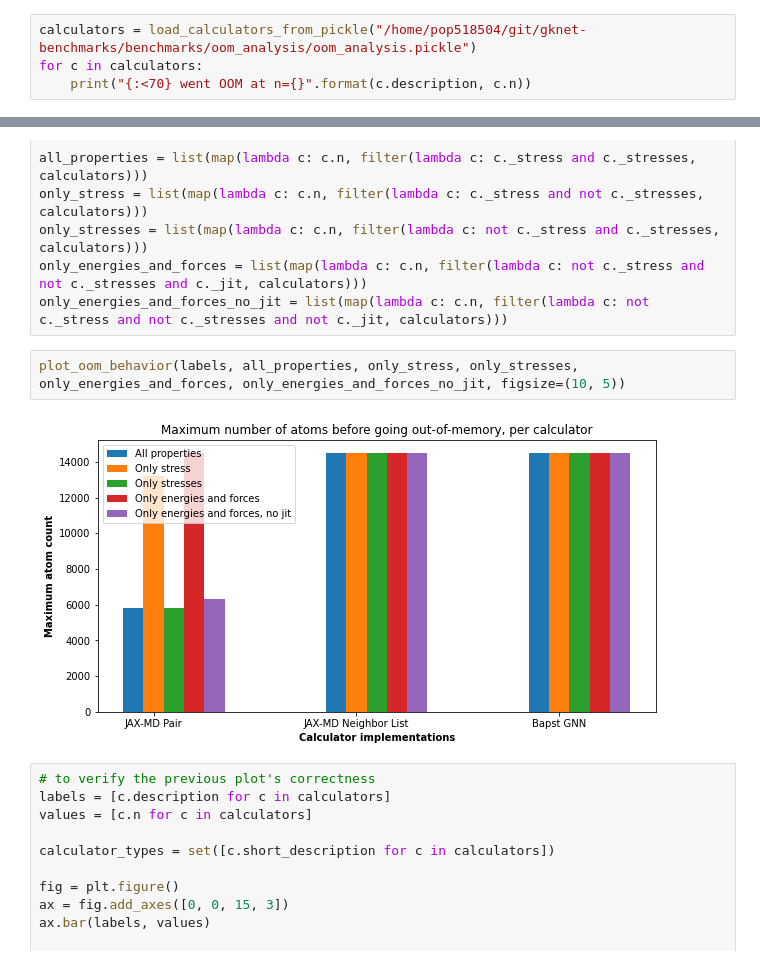
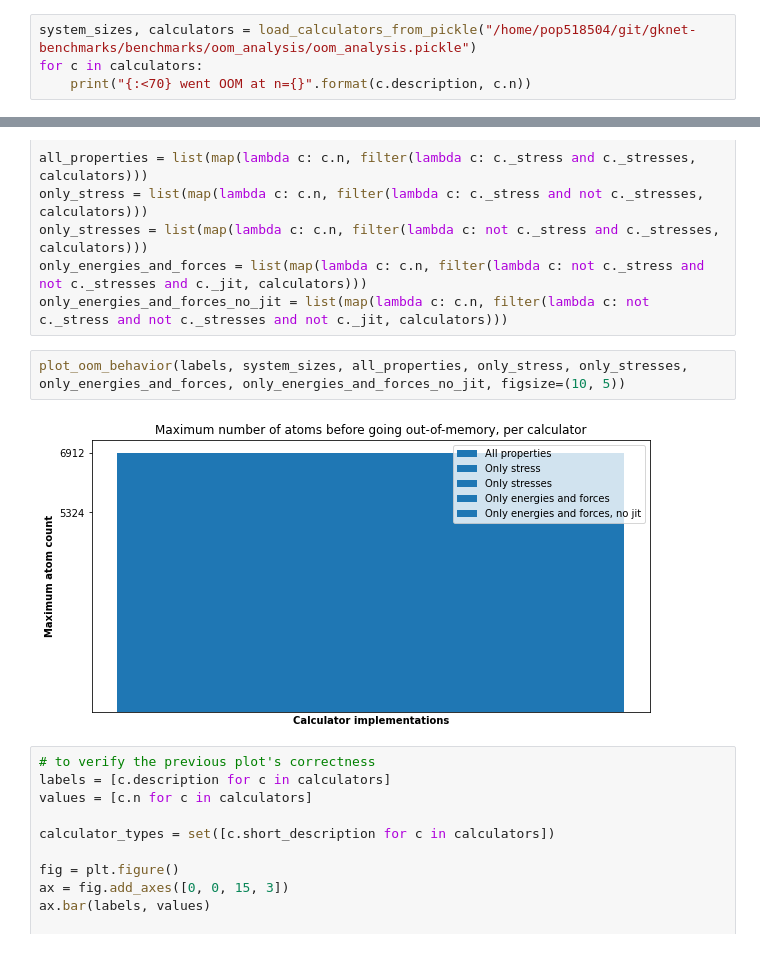
Before and after one commit to fabiannagel/gknet-benchmarks, a Jupyter notebook: benchmarks/oom_analysis/OOM analysis.ipynb, the cells around one changed output, grey strips where cells are left out. Saved outputs shown, nothing was run; the diff lists cells and outputs as text.

Commit message:
New LJ parameters for benchmarks. OOM now with constant density + ASE initialization

```diff
--- a/benchmarks/oom_analysis/OOM analysis.ipynb
+++ b/benchmarks/oom_analysis/OOM analysis.ipynb
@@ -8,7 +8,7 @@ from jax_utils import *
 %matplotlib inline
 import matplotlib.pyplot as plt
 # %%
-calculators = load_calculators_from_pickle("/home/pop518504/git/gknet-benchmarks/benchmarks/oom_analysis/oom_analysis.pickle")
+system_sizes, calculators = load_calculators_from_pickle("/home/pop518504/git/gknet-benchmarks/benchmarks/oom_analysis/oom_analysis.pickle")
 for c in calculators:
     print("{:<70} went OOM at n={}".format(c.description, c.n))
 # %% [output]
@@ -40,9 +26,9 @@ only_stresses = list(map(lambda c: c.n, filter(lambda c: not c._stress and c._st
 only_energies_and_forces = list(map(lambda c: c.n, filter(lambda c: not c._stress and not c._stresses and c._jit, calculators)))
 only_energies_and_forces_no_jit = list(map(lambda c: c.n, filter(lambda c: not c._stress and not c._stresses and not c._jit, calculators)))
 # %%
-plot_oom_behavior(labels, all_properties, only_stress, only_stresses, only_energies_and_forces, only_energies_and_forces_no_jit, figsize=(10, 5))
+plot_oom_behavior(labels, system_sizes, all_properties, only_stress, only_stresses, only_energies_and_forces, only_energies_and_forces_no_jit, figsize=(10, 5))
 # %% [output]
-[figure, old version]
+[figure, new version]
 # %%
 # to verify the previous plot's correctness
 labels = [c.description for c in calculators]
```
Also changed, not shown: parts of 1 cell of this notebook, 5 other files.
